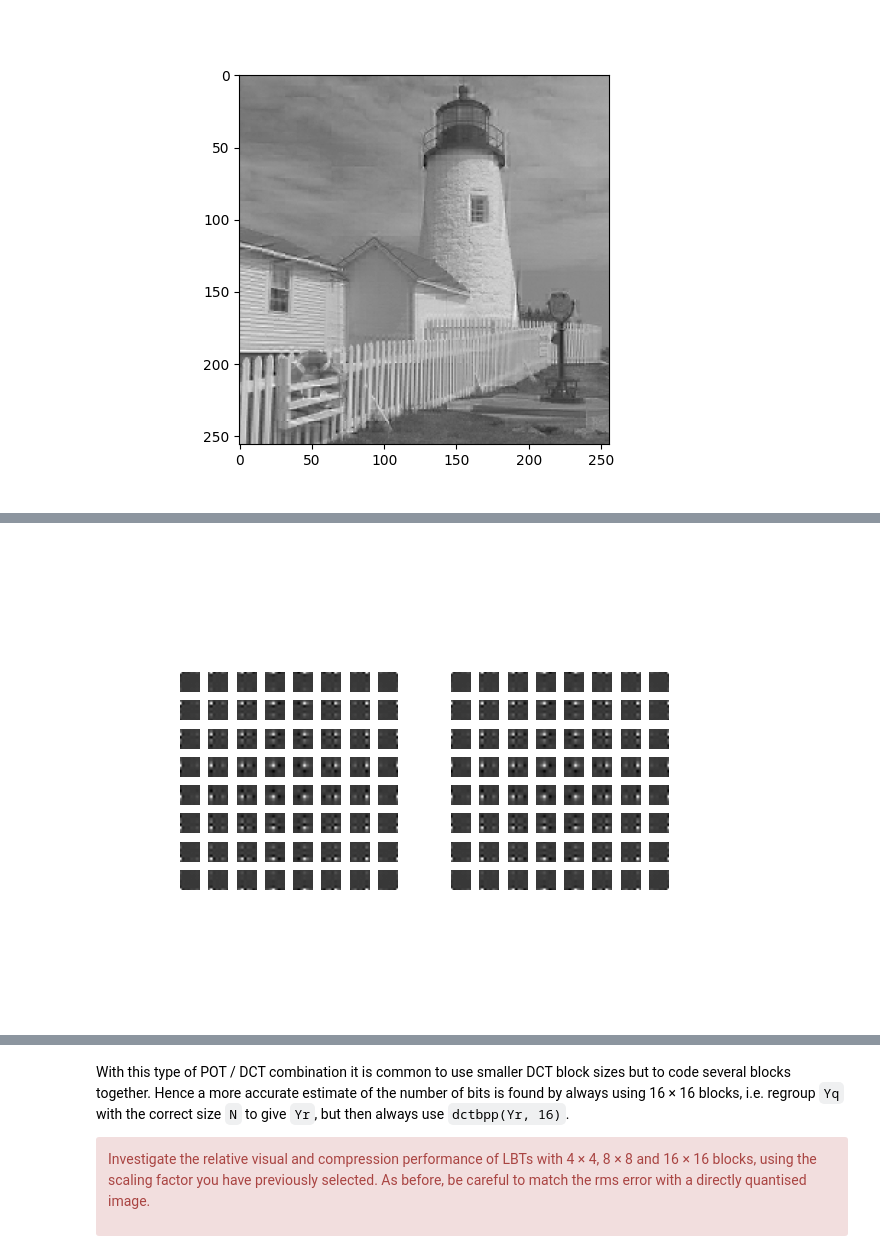
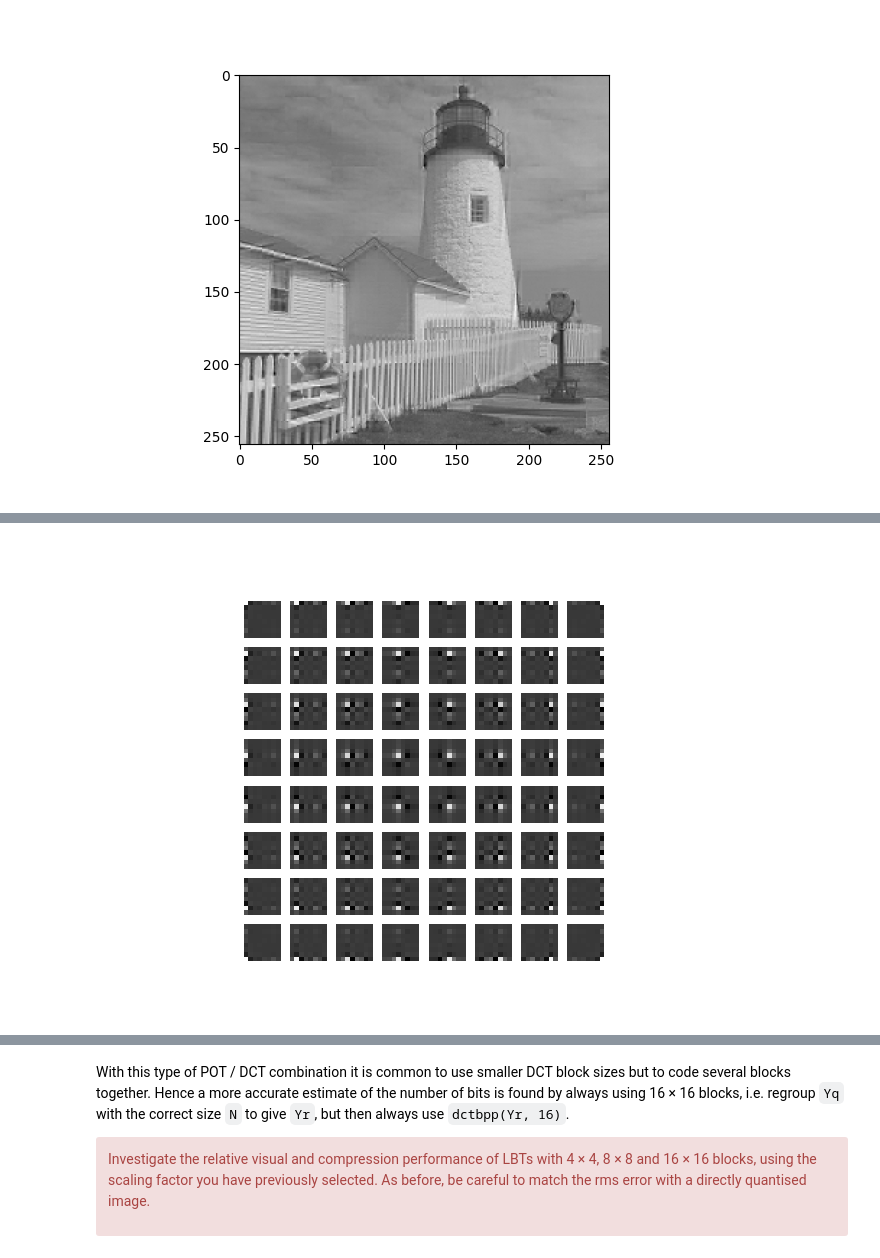
Before and after one commit to ki277/cued_sf2_lab, a Jupyter notebook: 8-lbt.ipynb, the cells around one changed output, grey strips where cells are left out. Cells and saved outputs as stored; diff of their text form; code cells hidden in the pictures.

```diff
--- a/8-lbt.ipynb
+++ b/8-lbt.ipynb
@@ -322,17 +366,12 @@ plt.show()
 # %%
 Pf_1, Pr_1 = pot_ii(8, 1)
 bases_1 = np.concatenate([np.full((8,1), np.nan), Pf_1, np.full((8,1), np.nan)], axis=1)
-bases_1 = bases.reshape(-1, 1)
-Pf_4, Pr_4 = pot_ii(8, 1.414)
-bases_4 = np.concatenate([np.full((8,1), np.nan), Pf_4, np.full((8,1), np.nan)], axis=1)
-bases_4 = bases.reshape(-1, 1)
+bases_1 = bases_1.reshape(-1, 1)
+fig, ax = plt.subplots()
+#im_obj = plot_image(bases @ bases.T, ax=ax)
+ax.imshow(bases_1 @ bases_1.T, cmap='gray')
+ax.axis('off')
 
-fig, ax = plt.subplots(1, 2)
-#im_obj = plot_image(bases @ bases.T, ax=ax)
-ax[0].imshow(bases_1 @ bases_1.T, cmap='gray')
-ax[0].axis('off')
-ax[1].imshow(bases_4 @ bases_4.T, cmap='gray')
-ax[1].axis('off')
 plt.show()
 # %% [output]
-[figure, old version]
+[figure, new version]
```
Also changed, not shown: parts of 21 cells of this notebook, 3 other files.
